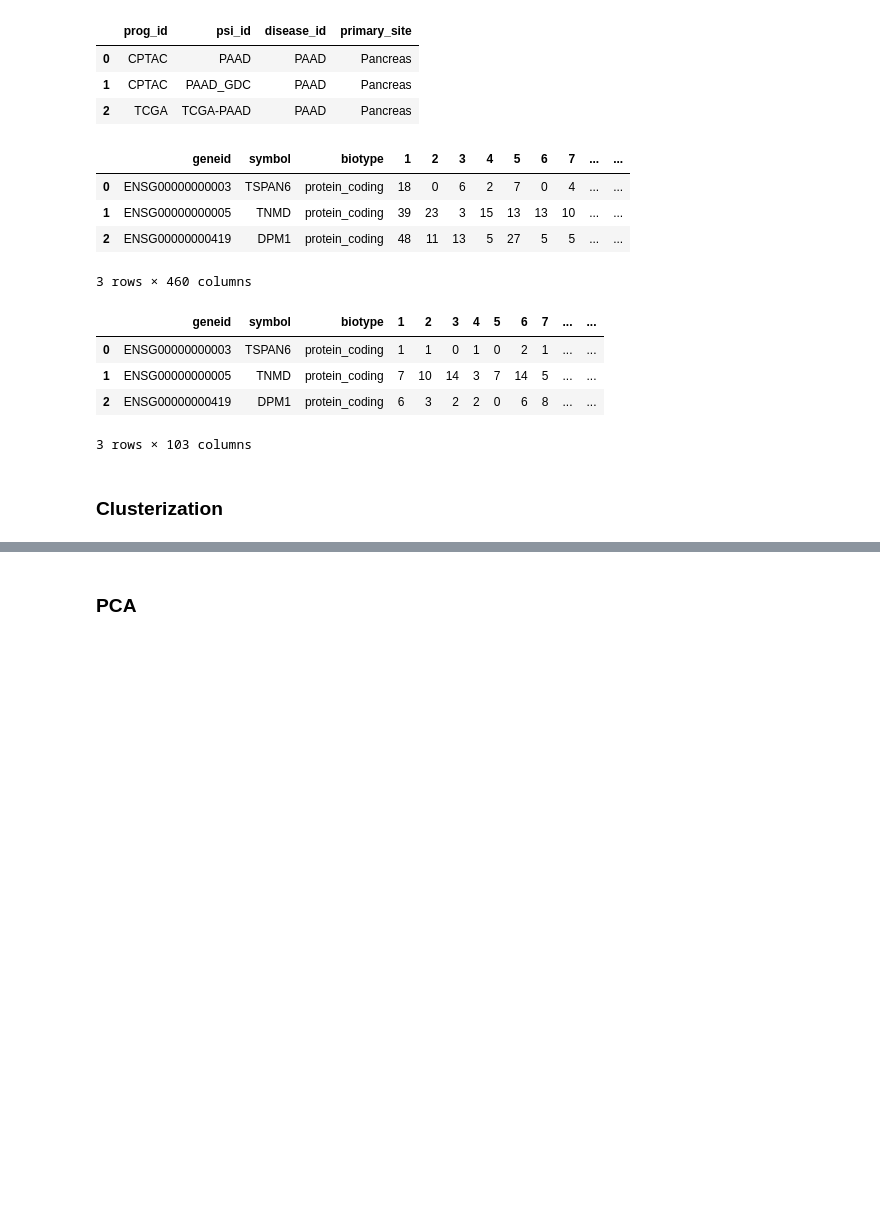
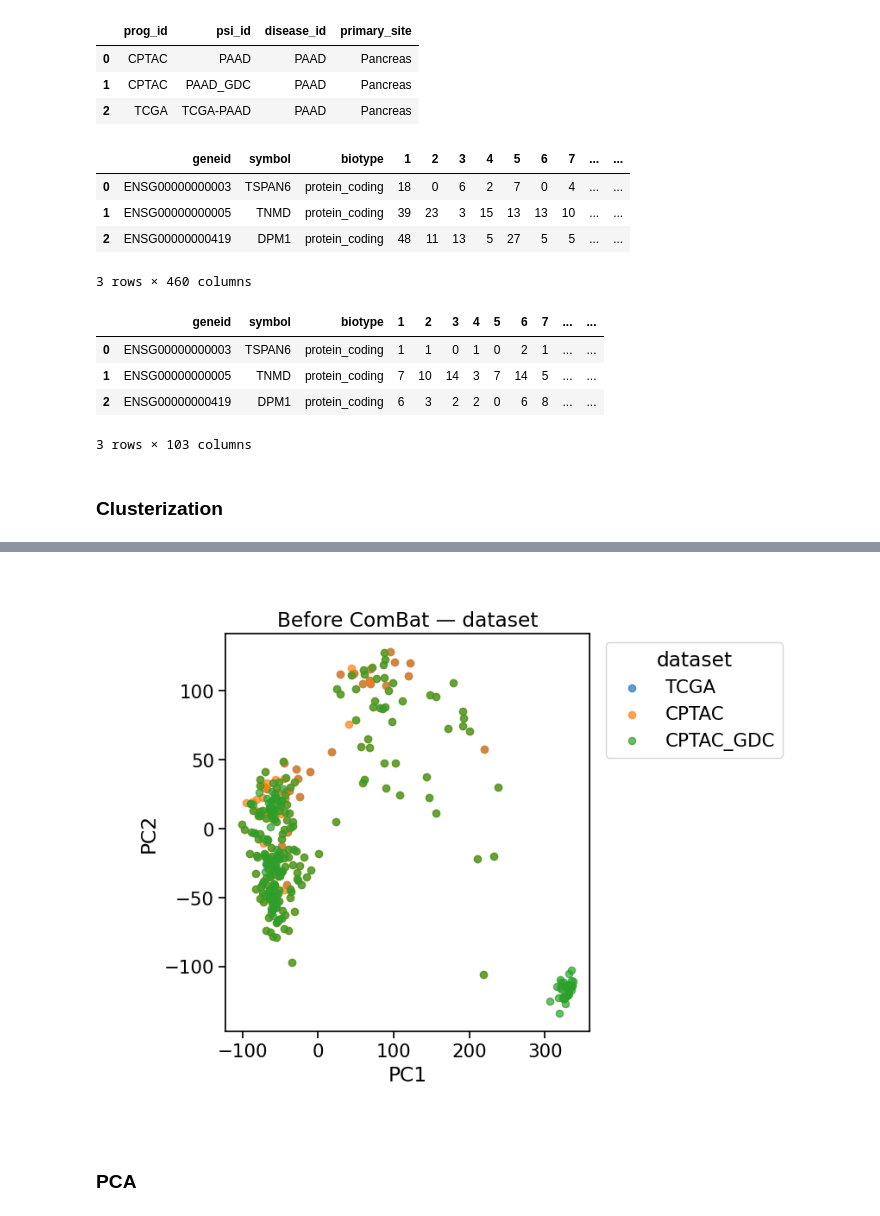
Before and after one commit to flalix/perturb_agent, a Jupyter notebook: notebooks/mtp_TCGA_53_PSI_all_PAADs_Clusters.ipynb, the cells around one changed output, grey strips where cells are left out. Cells and saved outputs as stored; diff of their text form; code cells hidden in the pictures; blank space fills up the shorter version.

```diff
--- a/notebooks/mtp_TCGA_53_PSI_all_PAADs_Clusters.ipynb
+++ b/notebooks/mtp_TCGA_53_PSI_all_PAADs_Clusters.ipynb
@@ -222,5 +262,4 @@ dfn_normal.head(3)
 # %%
-group = 'Normal'
 group = 'Tumor'
 
 verbose=False
@@ -255,3 +616,49 @@ df_cluster, df_sel, df_cpm, df_pca, df_umap = gdc.cluster_expression_data_group(
+# %%
+from sklearn.decomposition import PCA
+import matplotlib.pyplot as plt
+
+
+def plot_pca_expression(
+    df_expression: pd.DataFrame,
+    metadata: pd.DataFrame,
+    color_col:str,
+    title:str,
+    figsize:tuple=(12,8)
+):
+    metadata_aligned = metadata.loc[df_expression.columns]
+
+    X = df_expression.T.to_numpy()
+
+    coordinates = PCA(n_components=2).fit_transform(X)
+
+    fig, ax = plt.subplots(figsize=figsize)
+
+    for group in metadata_aligned[color_col].unique():
+        mask = metadata_aligned[color_col].eq(group).to_numpy()
+
+        ax.scatter(
+            coordinates[mask, 0],
+            coordinates[mask, 1],
+            label=str(group),
+            alpha=0.7,
+            s=35,
+        )
+
+    ax.set_xlabel("PC1")
+    ax.set_ylabel("PC2")
+    ax.set_title(title)
+    ax.legend(title=color_col, bbox_to_anchor=(1.02, 1))
+    plt.tight_layout()
+    plt.show()
+# %%
+plot_pca_expression(
+    dfn,
+    metadata,
+    color_col="dataset",
+    title="Before ComBat — dataset",
+)
+# %% [output]
+[figure, added]
 # %% [markdown]
 ### PCA
 # %%
```
Also changed, not shown: parts of 41 cells of this notebook, 2 other files.
